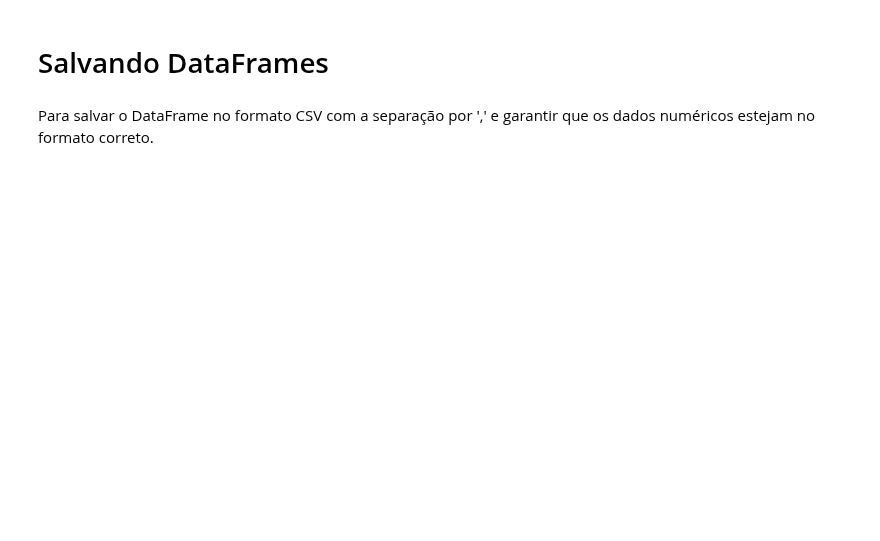
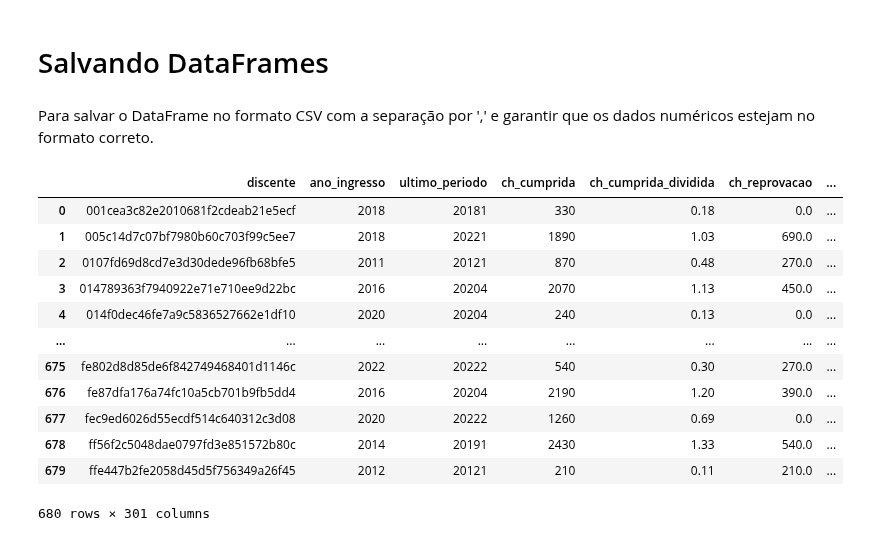
Before and after one commit to wanessabezerra/dataframe-bsi, a Jupyter notebook: dataframe-bsi/dados-extraidos.ipynb, the cells around one changed output. Saved outputs shown, nothing was run; the diff lists cells and outputs as text; code cells hidden in the pictures; blank space fills up the shorter version.

```diff
--- a/dataframe-bsi/dados-extraidos.ipynb
+++ b/dataframe-bsi/dados-extraidos.ipynb
@@ -663,4 +1024,4 @@ df_merged_5 = df_merged_5.fillna(0)
 # %% [markdown]
 Arredondando todas as colunas para 1 casa decimal.
 # %%
-df_merged_5 = df_merged_5.round(2)
+df_merged_7 = df_merged_7.round(2)
@@ -668,0 +1414,23 @@ df_merged_5 = df_merged_5.round(2)
+# %%
+# Identificando as colunas que devem ser removidas com base no final do nome
+colunas_remover = [col for col in df_merged_7.columns if
+                   col.endswith('_FALTAS') or
+                   col.endswith('_NOTA_1.0') or
+                   col.endswith('_NOTA_2.0') or
+                   col.endswith('_NOTA_3.0') or
+                   col.endswith('_MEDIA_FINAL_1.0') or
+                   col.endswith('_REPOSICAO')]
+
+# Removendo as colunas identificadas
+df_merged_7 = df_merged_7.drop(columns=colunas_remover)
+# %%
+# Lista de colunas a serem removidas
+colunas_para_remover = [
+    'ano_nascimento',
+    'sexo',
+    'estado_origem',
+    'cidade_origem',
+    'estado',
+    'municipio'
+]
+df_merged_7 = df_merged_7.drop(columns=colunas_para_remover)
@@ -669,7 +1814,7 @@ df_merged_5 = df_merged_5.round(2)
 # %% [markdown]
 Mudando a ordem das colunas.
 # %%
-colunas_ordenadas = ['ano_ingresso', 'ultimo_periodo', 'sexo','ch_cumprida',
+"""colunas_ordenadas = ['discente','ano_ingresso', 'ultimo_periodo','ch_cumprida',
                     'ch_cumprida_dividida', 'ch_reprovacao',
                     'taxa_reprovacao', 'semestre_total', 'semestre_dividido', 'matricula',
                     'ALGORITMOS E LÓGICA DE PROGRAMAÇÃO',
@@ -965,4 +2110,4 @@ colunas_ordenadas = ['ano_ingresso', 'ultimo_periodo', 'sexo','ch_cumprida',
                     #'tempo_relativo',
                     'status'
                       ]
-df_merged_5 = df_merged_5[colunas_ordenadas]
+df_merged_7 = df_merged_7[colunas_ordenadas]"""
@@ -983,3 +2130,19 @@ df_merged_5.to_csv('df_bsi.csv', index=False, sep=',', quoting=csv.QUOTE_NONNUME
+# %%
+df_merged_7
+# %% [output]
+|  | discente | ano_ingresso | ultimo_periodo | ch_cumprida | ch_cumprida_dividida | ch_reprovacao | ... |
+| 0 | 001cea3c82e2010681f2cdeab21e5ecf | 2018 | 20181 | 330 | 0.18 | 0.0 | ... |
+| 1 | 005c14d7c07bf7980b60c703f99c5ee7 | 2018 | 20221 | 1890 | 1.03 | 690.0 | ... |
+| 2 | 0107fd69d8cd7e3d30dede96fb68bfe5 | 2011 | 20121 | 870 | 0.48 | 270.0 | ... |
+| 3 | 014789363f7940922e71e710ee9d22bc | 2016 | 20204 | 2070 | 1.13 | 450.0 | ... |
+| 4 | 014f0dec46fe7a9c5836527662e1df10 | 2020 | 20204 | 240 | 0.13 | 0.0 | ... |
+| ... | ... | ... | ... | ... | ... | ... | ... |
+| 675 | fe802d8d85de6f842749468401d1146c | 2022 | 20222 | 540 | 0.30 | 270.0 | ... |
+| 676 | fe87dfa176a74fc10a5cb701b9fb5dd4 | 2016 | 20204 | 2190 | 1.20 | 390.0 | ... |
+| 677 | fec9ed6026d55ecdf514c640312c3d08 | 2020 | 20222 | 1260 | 0.69 | 0.0 | ... |
+| 678 | ff56f2c5048dae0797fd3e851572b80c | 2014 | 20191 | 2430 | 1.33 | 540.0 | ... |
+| 679 | ffe447b2fe2058d45d5f756349a26f45 | 2012 | 20121 | 210 | 0.11 | 210.0 | ... |
+680 rows × 301 columns
 # %%
 df_dados_filtrado.to_csv('df_filtrado.csv', index=False, sep=',', quoting=csv.QUOTE_NONNUMERIC)
 # %%
```
Also changed, not shown: parts of 59 cells of this notebook.
